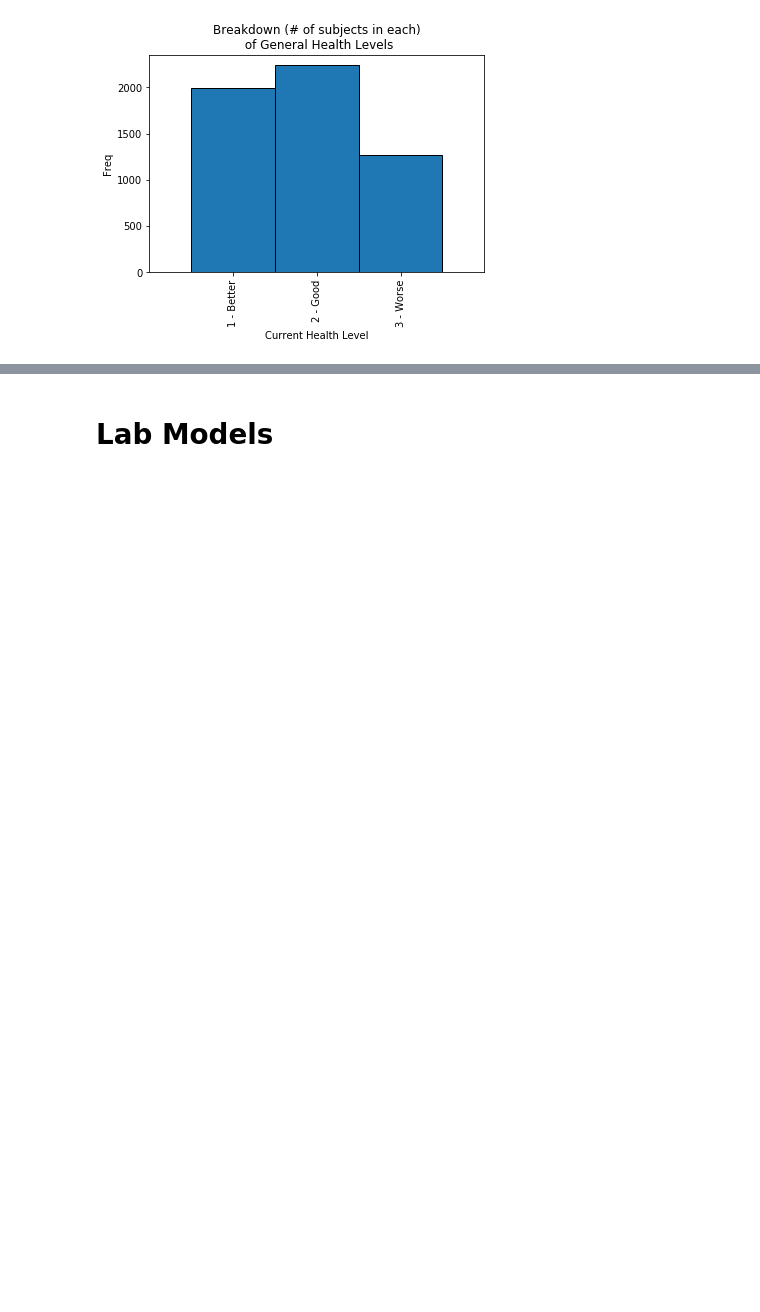
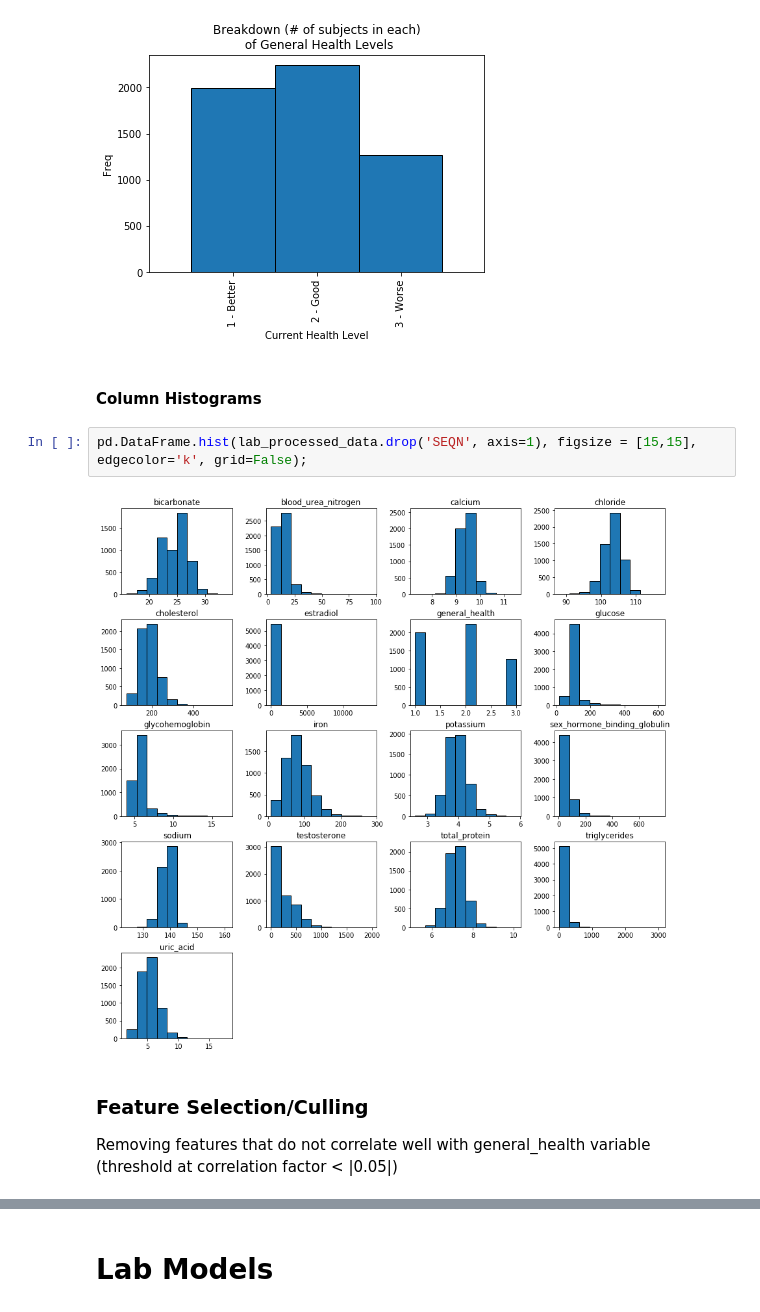
Before and after one commit to oconnoag/NHANES_General_Health_Prediction, a Jupyter notebook: general_health_eda_alijah3.ipynb, the cells around one changed output, grey strips where cells are left out. Saved outputs shown, nothing was run; the diff lists cells and outputs as text; blank space fills up the shorter version.

```diff
--- a/general_health_eda_alijah3.ipynb
+++ b/general_health_eda_alijah3.ipynb
@@ -215,3 +215,12 @@ plt.xticks(np.arange(1,4), ['1 - Better', '2 - Good', '3 - Worse'],
           rotation=90);
 # %% [output]
 [figure]
+# %% [markdown]
+#### Column Histograms
+# %%
+pd.DataFrame.hist(lab_processed_data.drop('SEQN', axis=1), figsize = [15,15], edgecolor='k', grid=False);
+# %% [output]
+[figure, added]
+# %% [markdown]
+### Feature Selection/Culling
+Removing features that do not correlate well with general_health variable (threshold at correlation factor < |0.05|)
```
Also changed, not shown: parts of 48 cells of this notebook.
